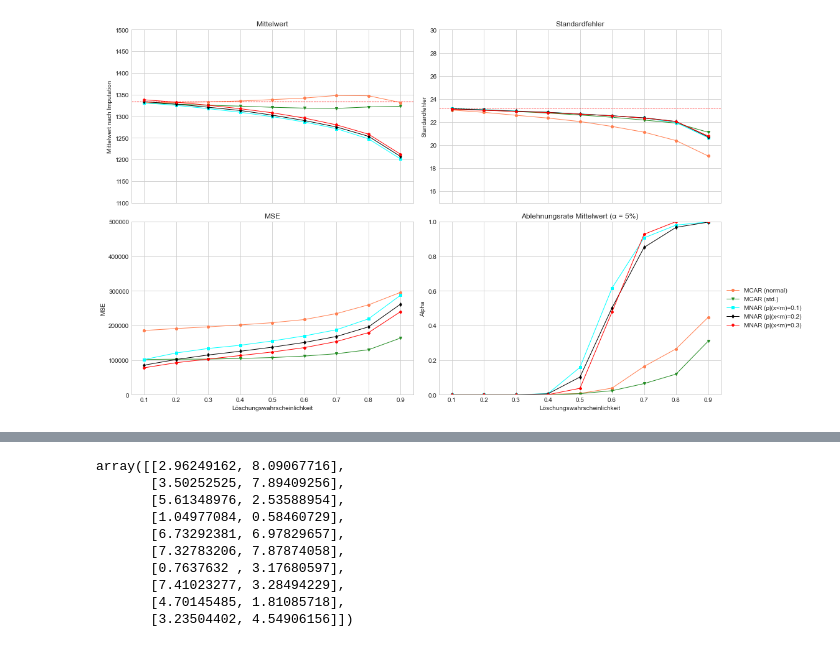
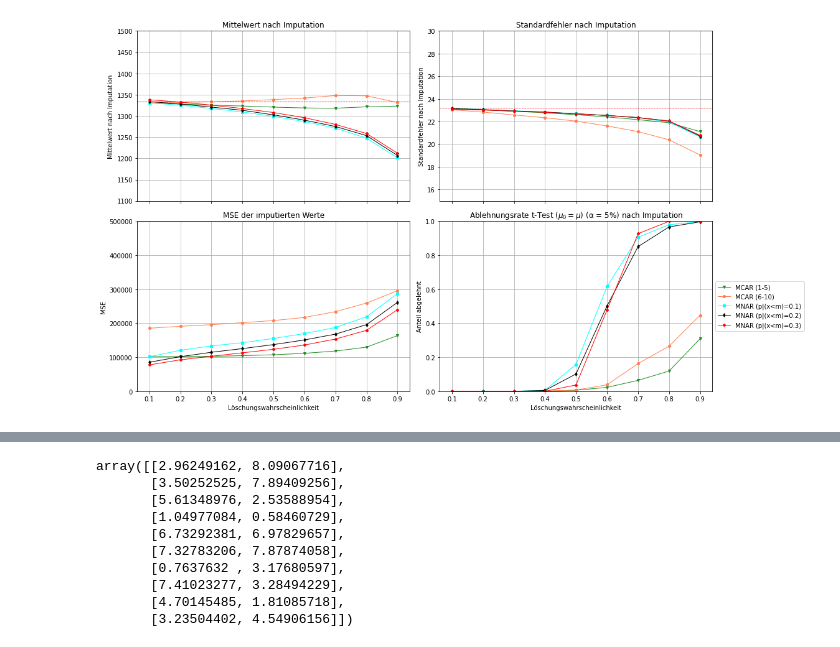
Before and after one commit to Zin9zan9/Stat_Seminar, a Jupyter notebook: Simulationen (neu)/Grafiken copy (24.03.).ipynb, the cells around one changed output, grey strips where cells are left out. Saved outputs shown, nothing was run; the diff lists cells and outputs as text; code cells hidden in the pictures.

```diff
--- a/Simulationen (neu)/Grafiken copy (24.03.).ipynb
+++ b/Simulationen (neu)/Grafiken copy (24.03.).ipynb
@@ -307,10 +305,11 @@ plt.show()
 # Create a subplot with shared X-axis
 fig, axs = plt.subplots(2, 2, sharex=True, figsize=(16, 9))
 (ax1, ax2), (ax3, ax4) = axs
+ax1.grid(True); ax2.grid(True); ax3.grid(True); ax4.grid(True)
 
 # Plotting for the first plot
-ax1.plot(df_knn3_mean['chance'], df_knn3_mean['Mittelwert MCAR'], marker='o', color='coral', linewidth=1, markersize=4, label='MCAR (normal)')
-ax1.plot(df_knn3_mean['chance'], df_knn3_mean['Mittelwert MCAR Std'], marker='v', color='forestgreen', linewidth=1, markersize=4, label='MCAR (std.)')
+ax1.plot(df_knn3_mean['chance'], df_knn3_mean['Mittelwert MCAR Std'], marker='v', color='forestgreen', linewidth=1, markersize=4, label='MCAR (1-5)')
+ax1.plot(df_knn3_mean['chance'], df_knn3_mean['Mittelwert MCAR'], marker='o', color='coral', linewidth=1, markersize=4, label='MCAR (6-10)')
 ax1.plot(df_knn3_mean['chance'], df_knn3_mean['Mittelwert MNAR 0.1'], marker='s', color='cyan', linewidth=1, markersize=4, label='MNAR (p|(x<m)=0.1)')
 ax1.plot(df_knn3_mean['chance'], df_knn3_mean['Mittelwert MNAR 0.2'], marker='d', color='black', linewidth=1, markersize=4, label='MNAR (p|(x<m)=0.2)')
 ax1.plot(df_knn3_mean['chance'], df_knn3_mean['Mittelwert MNAR 0.3'], marker='P', color='red', linewidth=1, markersize=4, label='MNAR (p|(x<m)=0.3)')
@@ -321,64 +320,65 @@ ax1.set_ylim(1100, 1500)
 
 # Use a light theme for the first plot
 ax1.set_ylabel('Mittelwert nach Imputation')
-ax1.set_title('Mittelwert')
+ax1.set_title('Mittelwert nach Imputation')
 # ax1.legend(loc='center left', bbox_to_anchor=(1, 0.5))
 
-
 # Plotting for the third plot
-ax2.plot(df_knn3_SE['chance'], df_knn3_SE['SE MCAR'], marker='o', color='coral', linewidth=1, markersize=4, label='MCAR (normal)')
-ax2.plot(df_knn3_SE['chance'], df_knn3_SE['SE MCAR Std'], marker='v', color='forestgreen', linewidth=1, markersize=4, label='MCAR (std.)')
+ax2.plot(df_knn3_SE['chance'], df_knn3_SE['SE MCAR Std'], marker='v', color='forestgreen', linewidth=1, markersize=4, label='MCAR (1-5)')
+ax2.plot(df_knn3_SE['chance'], df_knn3_SE['SE MCAR'], marker='o', color='coral', linewidth=1, markersize=4, label='MCAR (6-10)')
 ax2.plot(df_knn3_SE['chance'], df_knn3_SE['SE MNAR 0.1'], marker='s', color='cyan', linewidth=1, markersize=4, label='MNAR (p|(x<m)=0.1)')
 ax2.plot(df_knn3_SE['chance'], df_knn3_SE['SE MNAR 0.2'], marker='d', color='black', linewidth=1, markersize=4, label='MNAR (p|(x<m)=0.2)')
 ax2.plot(df_knn3_SE['chance'], df_knn3_SE['SE MNAR 0.3'], marker='P', color='red', linewidth=1, markersize=4, label='MNAR (p|(x<m)=0.3)')
 ax2.axhline(y=23.23, color='red', linestyle='--', label='Population SE', linewidth = 0.8)
 
 
 ax2.set_ylim(15, 30)
 
 # Use a light theme for the second plot
-ax2.set_title('Standardfehler')
+ax2.set_title('Standardfehler nach Imputation')
 # ax2.set_xlabel('Löschungswahrscheinlichkeit')
-ax2.set_ylabel('Standardfehler')
+ax2.set_ylabel('Standardfehler nach Imputation')
 # ax2.legend(loc='center left', bbox_to_anchor=(1, 0.5))
 
-
 # Plotting for the second plot
-ax3.plot(df_knn3_MSE['chance'], df_knn3_MSE['MSE MCAR'], marker='o', color='coral', linewidth=1, markersize=4, label='MCAR (normal)')
-ax3.plot(df_knn3_MSE['chance'], df_knn3_MSE['MSE MCAR Std'], marker='v', color='forestgreen', linewidth=1, markersize=4, label='MCAR (std.)')
-ax3.plot(df_knn3_MSE['chance'], df_knn3_MSE['MSE MNAR 0.1'], marker='s', color='cyan', linewidth=1, markersize=4, label='MNAR (p|(x<m)=0.1)')
-ax3.plot(df_knn3_MSE['chance'], df_knn3_MSE['MSE MNAR 0.2'], marker='d', color='black', linewidth=1, markersize=4, label='MNAR (p|(x<m)=0.2)')
-ax3.plot(df_knn3_MSE['chance'], df_knn3_MSE['MSE MNAR 0.3'], marker='P', color='red', linewidth=1, markersize=4, label='MNAR (p|(x<m)=0.3)')
+ax3.plot(df_knn3_SE['chance'], df_knn3_MSE['MSE MCAR Std'], marker='v', color='forestgreen', linewidth=1, markersize=4, label='MCAR (1-5)')
+ax3.plot(df_knn3_SE['chance'], df_knn3_MSE['MSE MCAR'], marker='o', color='coral', linewidth=1, markersize=4, label='MCAR (6-10)')
+ax3.plot(df_knn3_SE['chance'], df_knn3_MSE['MSE MNAR 0.1'], marker='s', color='cyan', linewidth=1, markersize=4, label='MNAR (p|(x<m)=0.1)')
+ax3.plot(df_knn3_SE['chance'], df_knn3_MSE['MSE MNAR 0.2'], marker='d', color='black', linewidth=1, markersize=4, label='MNAR (p|(x<m)=0.2)')
+ax3.plot(df_knn3_SE['chance'], df_knn3_MSE['MSE MNAR 0.3'], marker='P', color='red', linewidth=1, markersize=4, label='MNAR (p|(x<m)=0.3)')
 
 ax3.set_ylim(0, 500000)
 
 # Use a light theme for the second plot
-ax3.set_title('MSE')
+ax3.set_title('MSE der imputierten Werte')
 ax3.set_xlabel('Löschungswahrscheinlichkeit')
 ax3.set_ylabel('MSE')
 #ax3.legend(loc='center left', bbox_to_anchor=(1, 0.5))
 
 
 # Plotting for the fourth plot
-ax4.plot(df_knn3_alpha['chance'], 1-df_knn3_alpha['Alpha MCAR'], marker='o', color='coral', linewidth=1, markersize=4, label='MCAR (normal)')
-ax4.plot(df_knn3_alpha['chance'], 1-df_knn3_alpha['Alpha MCAR Std'], marker='v', color='forestgreen', linewidth=1, markersize=4, label='MCAR (std.)')
-ax4.plot(df_knn3_alpha['chance'], 1-df_knn3_alpha['Alpha MNAR 0.1'], marker='s', color='cyan', linewidth=1, markersize=4, label='MNAR (p|(x<m)=0.1)')
-ax4.plot(df_knn3_alpha['chance'], 1-df_knn3_alpha['Alpha MNAR 0.2'], marker='d', color='black', linewidth=1, markersize=4, label='MNAR (p|(x<m)=0.2)')
-ax4.plot(df_knn3_alpha['chance'], 1-df_knn3_alpha['Alpha MNAR 0.3'], marker='P', color='red', linewidth=1, markersize=4, label='MNAR (p|(x<m)=0.3)')
+ax4.plot(df_knn3_MSE['chance'], 1-df_knn3_alpha['Alpha MCAR Std'], marker='v', color='forestgreen', linewidth=1, markersize=4, label='MCAR (1-5)')
+ax4.plot(df_knn3_MSE['chance'], 1-df_knn3_alpha['Alpha MCAR'], marker='o', color='coral', linewidth=1, markersize=4, label='MCAR (6-10)')
+ax4.plot(df_knn3_MSE['chance'], 1-df_knn3_alpha['Alpha MNAR 0.1'], marker='s', color='cyan', linewidth=1, markersize=4, label='MNAR (p|(x<m)=0.1)')
+ax4.plot(df_knn3_MSE['chance'], 1-df_knn3_alpha['Alpha MNAR 0.2'], marker='d', color='black', linewidth=1, markersize=4, label='MNAR (p|(x<m)=0.2)')
+ax4.plot(df_knn3_MSE['chance'], 1-df_knn3_alpha['Alpha MNAR 0.3'], marker='P', color='red', linewidth=1, markersize=4, label='MNAR (p|(x<m)=0.3)')
 
 ax4.set_ylim(0, 1)
 
 # Use a light theme for the second plot
-ax4.set_title('Ablehnungsrate Mittelwert (\u03B1 = 5%)')
+ax4.set_title('Ablehnungsrate t-Test ($\mu_0 = \mu$) (\u03B1 = 5%) nach Imputation')
 ax4.set_xlabel('Löschungswahrscheinlichkeit')
-ax4.set_ylabel('Alpha')
+ax4.set_ylabel('Anteil abgelehnt')
 ax4.legend(loc='center left', bbox_to_anchor=(1, 0.5))
 
+# Add underglow
+# mplcyberpunk.add_underglow(ax4)
+
 plt.tight_layout()
-# plt.savefig('follower_plot.pdf', format='pdf')
+plt.savefig('3NN-Auswertung (neu).pdf')
 plt.show()
 # %% [output]
-[figure, old version]
+[figure, new version]
 # %%
 # Create a subplot with shared X-axis
 fig, axs = plt.subplots(2, 2, sharex=True, figsize=(16, 9))
```
Also changed, not shown: parts of 9 cells of this notebook, 16 other files.
